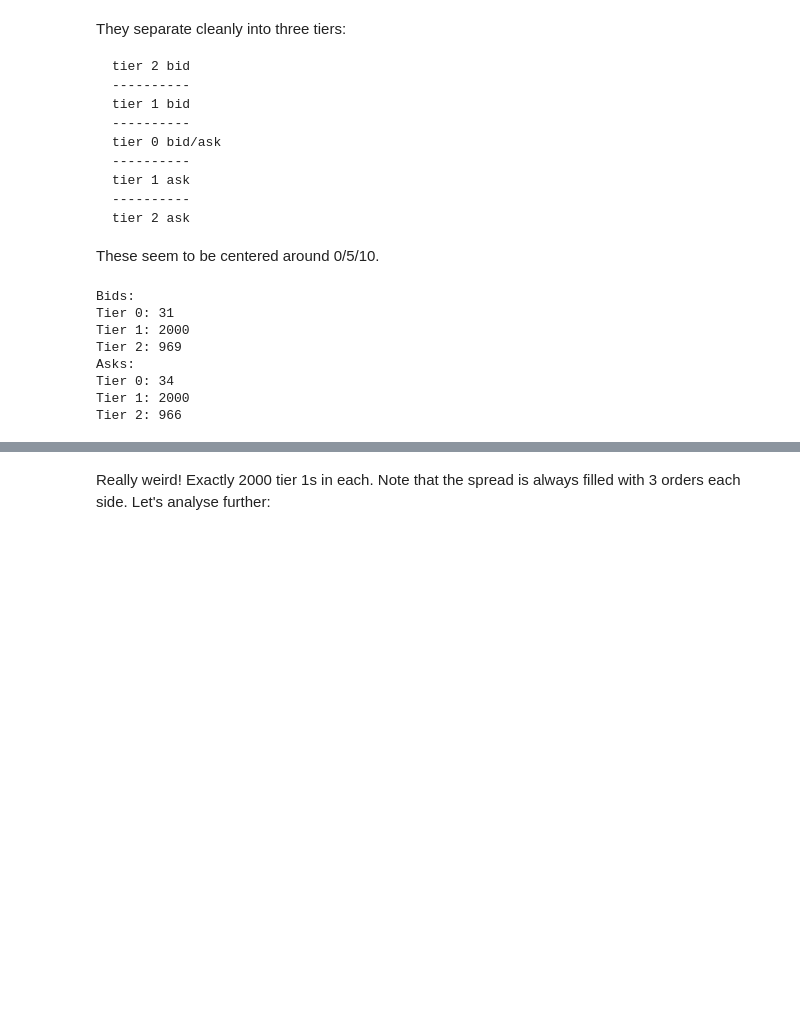
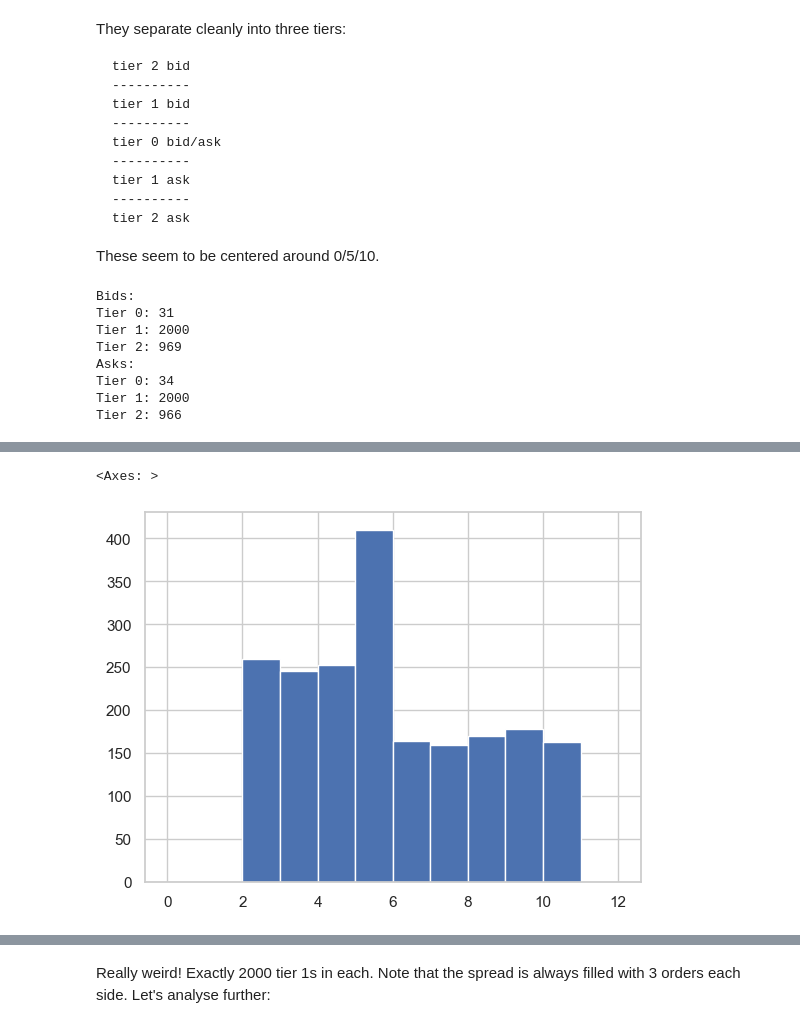
Before and after one commit to dakshox/Prosperity, a Jupyter notebook: second-round/thien_work/analyse_prober.ipynb, the cells around one changed output, grey strips where cells are left out. Cells and saved outputs as stored; diff of their text form; code cells hidden in the pictures; blank space fills up the shorter version.

```diff
--- a/second-round/thien_work/analyse_prober.ipynb
+++ b/second-round/thien_work/analyse_prober.ipynb
@@ -158,0 +164,5 @@ Tier 2: 966
+# %%
+bid_1["volume"].hist(bins=np.arange(0, 13))
+# %% [output]
+<Axes: >
+[figure, added]
```
Also changed, not shown: parts of 2 cells of this notebook, 7 other files.
